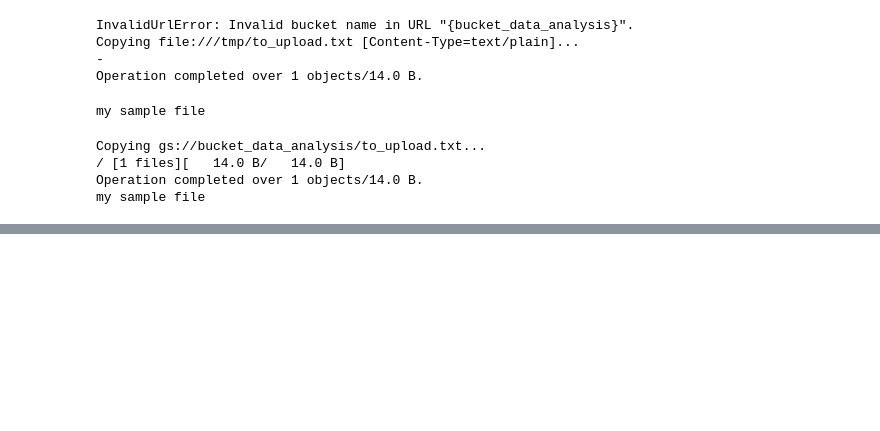
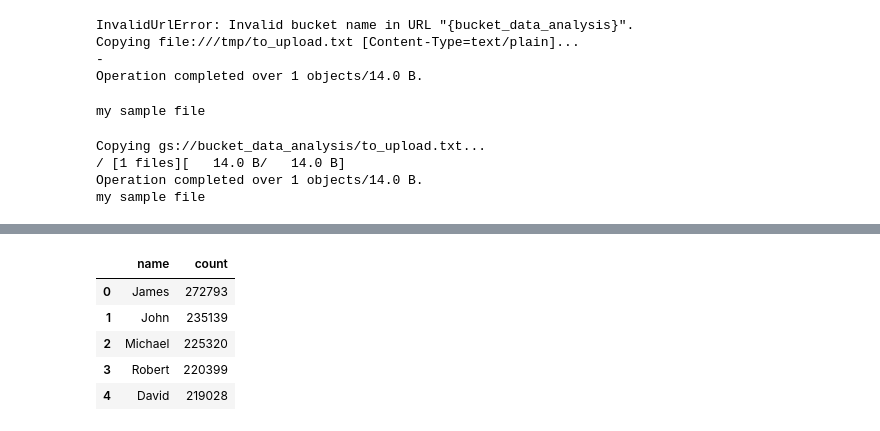
Before and after one commit to NOURDINEEEE/Data_Science_Project1, a Jupyter notebook: Data_analysis_TT_Colab_GitHub.ipynb, the cells around one changed output, grey strips where cells are left out. Cells and saved outputs as stored; diff of their text form; code cells hidden in the pictures; blank space fills up the shorter version.

```diff
--- a/Data_analysis_TT_Colab_GitHub.ipynb
+++ b/Data_analysis_TT_Colab_GitHub.ipynb
@@ -112,0 +215,21 @@ my sample file
+# %%
+import pandas as pd
+
+sample_count = 2000
+df2 = pd.io.gbq.read_gbq('''
+  SELECT name, SUM(number) as count
+  FROM `bigquery-public-data.usa_names.usa_1910_2013`
+  WHERE state = 'TX'
+  GROUP BY name
+  ORDER BY count DESC
+  LIMIT 100
+''', project_id=project_id, dialect='standard')
+
+df2.head()
+# %% [output]
+|  | name | count |
+| 0 | James | 272793 |
+| 1 | John | 235139 |
+| 2 | Michael | 225320 |
+| 3 | Robert | 220399 |
+| 4 | David | 219028 |
```
Also changed, not shown: parts of 10 cells of this notebook.
